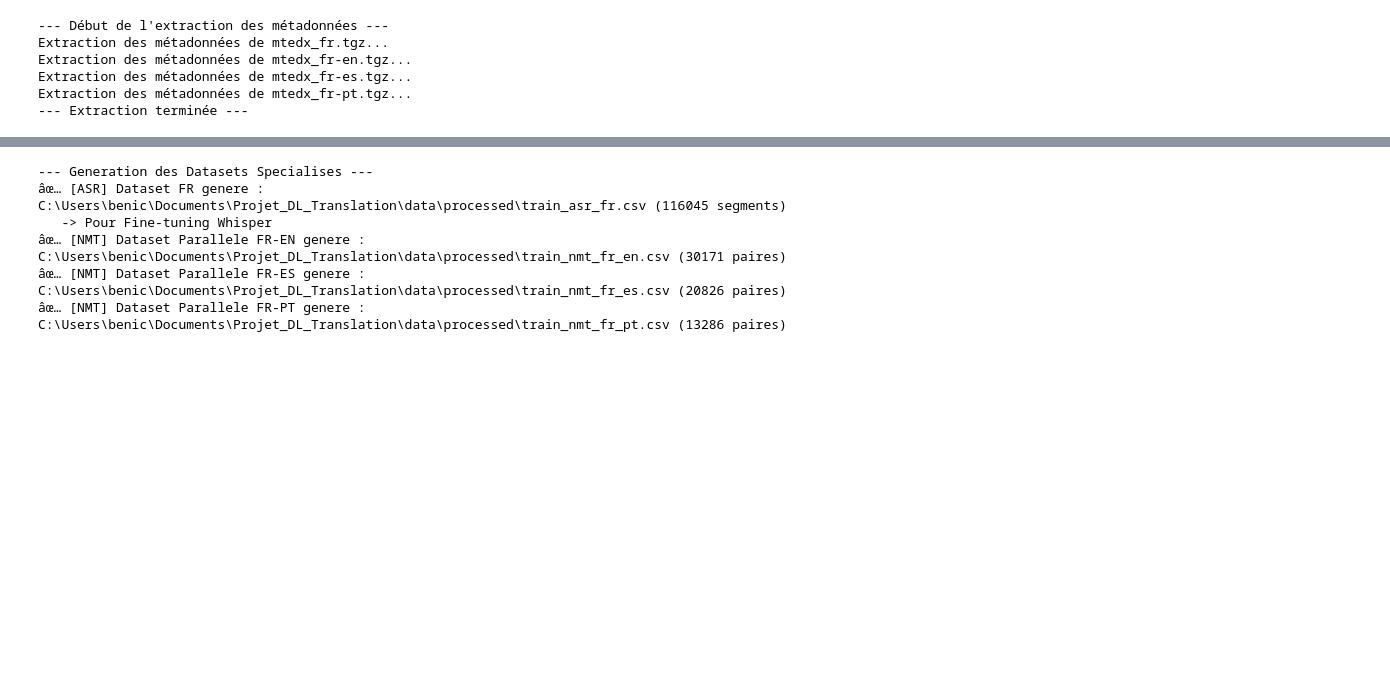
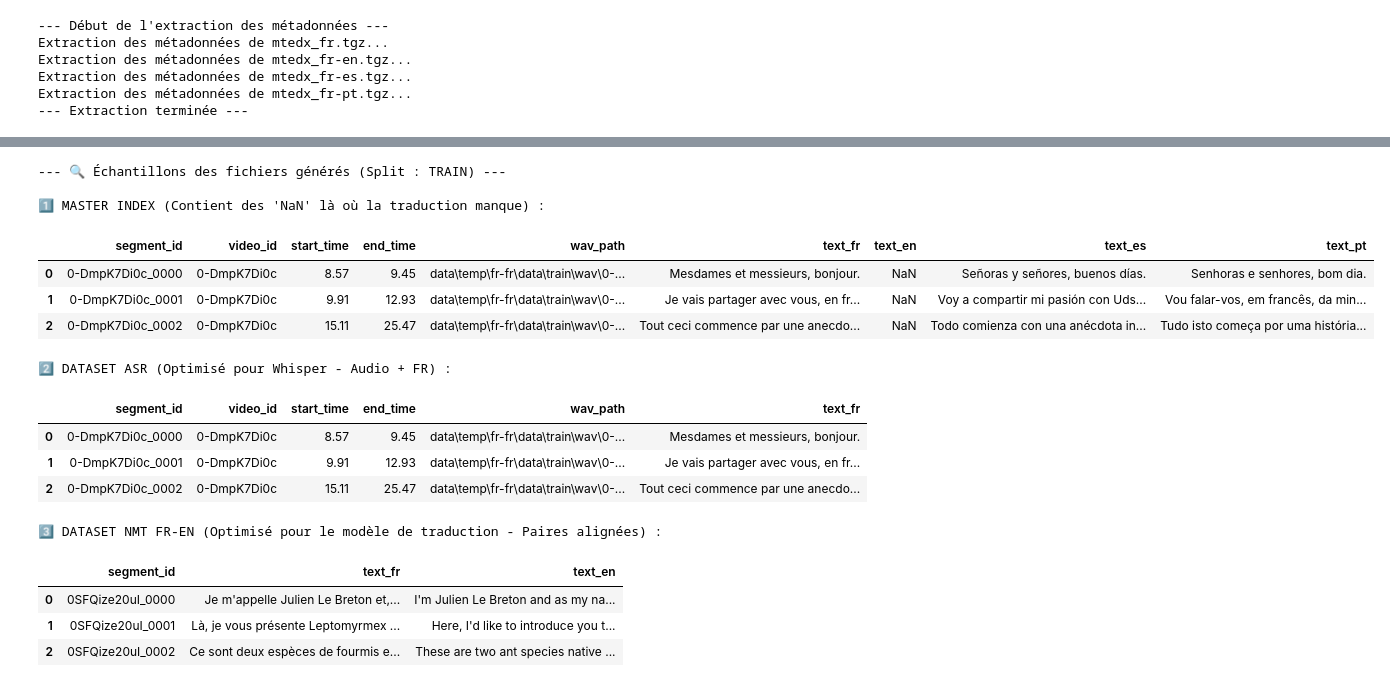
Before and after one commit to CoverilleCodeGit00/Project_DL_Translation, a Jupyter notebook: notebooks/01_master_indexing.ipynb, the cells around one changed output, grey strips where cells are left out. Drawn from its saved outputs; the diff is of its cells as text; code cells hidden in the pictures; blank space fills up the shorter version.

Commit message:
Extraction et analyse audio réalisé

```diff
--- a/notebooks/01_master_indexing.ipynb
+++ b/notebooks/01_master_indexing.ipynb
@@ -63,12 +127,14 @@ Succes ! CSV Maitre genere : C:\Users\benic\Documents\Projet_DL_Translation\data
 # %%
-if 'df_master' in locals():
-    # Affichage des statistiques de couverture
-    indexer.calculate_coverage_stats(df_master)
+print("--- 📊 Bilan Volumétrique et Déperdition de Traduction ---")
+df_analysis = indexer.analyze_dataset(splits)
+display(df_analysis)
 
-    # Aperçu des 5 premières lignes
-    print("\n--- Aperçu des données ---")
-    import pandas as pd
-    pd.set_option('display.max_colwidth', None)
-    display(df_master.head())
-    pd.reset_option('display.max_colwidth')
+# Visualisation rapide de la déperdition (Combien de phrases FR sont traduites ?)
+if not df_analysis.empty:
+    df_plot = df_analysis.set_index('Split')[['Segments (FR)', 'Paires FR-EN', 'Paires FR-ES', 'Paires FR-PT']]
+    df_plot.plot(kind='bar', figsize=(10, 5), title="Volume de données : Transcriptions FR vs Traductions")
+    plt.ylabel("Nombre de segments")
+    plt.xticks(rotation=0)
+    plt.grid(axis='y', linestyle='--', alpha=0.7)
+    plt.show()
 # %% [output]
@@ -87,14 +147,35 @@ Traduction PT: 13286 (11.45%)
 # %%
-if 'df_master' in locals():
-    # Crée les fichiers propres pour Whisper (ASR) et MarianMT (NMT)
-    # Sépare les données monolingues et bilingues
-    indexer.create_specialized_datasets(df_master)
-else:
-    print("Veuillez d'abord générer le master index (Cellule 4).")
+print("--- 🔍 Échantillons des fichiers générés (Split : TRAIN) ---")
+
+# 1. Aperçu du Master
+print("\n1️⃣ MASTER INDEX (Contient des 'NaN' là où la traduction manque) :")
+df_master_train = pd.read_csv(ROOT_DIR / "data" / "processed" / "master_train.csv")
+display(df_master_train.head(3))
+
+# 2. Aperçu du Dataset ASR
+print("\n2️⃣ DATASET ASR (Optimisé pour Whisper - Audio + FR) :")
+df_asr_train = pd.read_csv(ROOT_DIR / "data" / "processed" / "train_asr_fr.csv")
+display(df_asr_train.head(3))
+
+# 3. Aperçu du Dataset NMT (Exemple Français -> Anglais)
+print("\n3️⃣ DATASET NMT FR-EN (Optimisé pour le modèle de traduction - Paires alignées) :")
+df_nmt_en = pd.read_csv(ROOT_DIR / "data" / "processed" / "train_nmt_fr_en.csv")
+display(df_nmt_en.head(3))
 # %% [output]
---- Generation des Datasets Specialises ---
-âœ… [ASR] Dataset FR genere : C:\Users\benic\Documents\Projet_DL_Translation\data\processed\train_asr_fr.csv (116045 segments)
-   -> Pour Fine-tuning Whisper
-âœ… [NMT] Dataset Parallele FR-EN genere : C:\Users\benic\Documents\Projet_DL_Translation\data\processed\train_nmt_fr_en.csv (30171 paires)
-âœ… [NMT] Dataset Parallele FR-ES genere : C:\Users\benic\Documents\Projet_DL_Translation\data\processed\train_nmt_fr_es.csv (20826 paires)
-âœ… [NMT] Dataset Parallele FR-PT genere : C:\Users\benic\Documents\Projet_DL_Translation\data\processed\train_nmt_fr_pt.csv (13286 paires)
+--- 🔍 Échantillons des fichiers générés (Split : TRAIN) ---
+
+1️⃣ MASTER INDEX (Contient des 'NaN' là où la traduction manque) :
+|  | segment_id | video_id | start_time | end_time | wav_path | text_fr | text_en | text_es | text_pt |
+| 0 | 0-DmpK7Di0c_0000 | 0-DmpK7Di0c | 8.57 | 9.45 | data\temp\fr-fr\data\train\wav\0-... | Mesdames et messieurs, bonjour. | NaN | Señoras y señores, buenos días. | Senhoras e senhores, bom dia. |
+| 1 | 0-DmpK7Di0c_0001 | 0-DmpK7Di0c | 9.91 | 12.93 | data\temp\fr-fr\data\train\wav\0-... | Je vais partager avec vous, en fr... | NaN | Voy a compartir mi pasión con Uds... | Vou falar-vos, em francês, da min... |
+| 2 | 0-DmpK7Di0c_0002 | 0-DmpK7Di0c | 15.11 | 25.47 | data\temp\fr-fr\data\train\wav\0-... | Tout ceci commence par une anecdo... | NaN | Todo comienza con una anécdota in... | Tudo isto começa por uma história... |
+2️⃣ DATASET ASR (Optimisé pour Whisper - Audio + FR) :
+|  | segment_id | video_id | start_time | end_time | wav_path | text_fr |
+| 0 | 0-DmpK7Di0c_0000 | 0-DmpK7Di0c | 8.57 | 9.45 | data\temp\fr-fr\data\train\wav\0-... | Mesdames et messieurs, bonjour. |
+| 1 | 0-DmpK7Di0c_0001 | 0-DmpK7Di0c | 9.91 | 12.93 | data\temp\fr-fr\data\train\wav\0-... | Je vais partager avec vous, en fr... |
+| 2 | 0-DmpK7Di0c_0002 | 0-DmpK7Di0c | 15.11 | 25.47 | data\temp\fr-fr\data\train\wav\0-... | Tout ceci commence par une anecdo... |
+3️⃣ DATASET NMT FR-EN (Optimisé pour le modèle de traduction - Paires alignées) :
+|  | segment_id | text_fr | text_en |
+| 0 | 0SFQize20uI_0000 | Je m'appelle Julien Le Breton et,... | I'm Julien Le Breton and as my na... |
+| 1 | 0SFQize20uI_0001 | Là, je vous présente Leptomyrmex ... | Here, I'd like to introduce you t... |
+| 2 | 0SFQize20uI_0002 | Ce sont deux espèces de fourmis e... | These are two ant species native ... |
```
Also changed, not shown: parts of 5 cells of this notebook, 5 other files.
